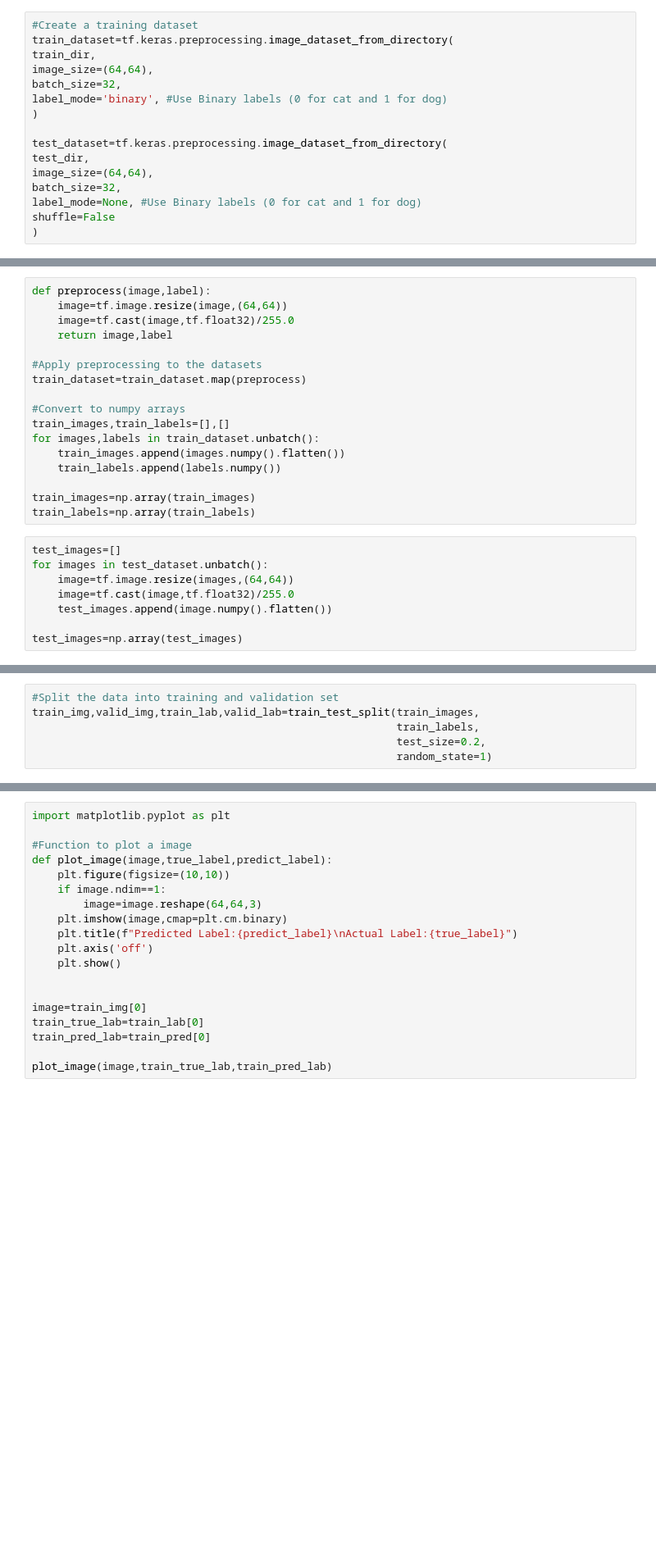
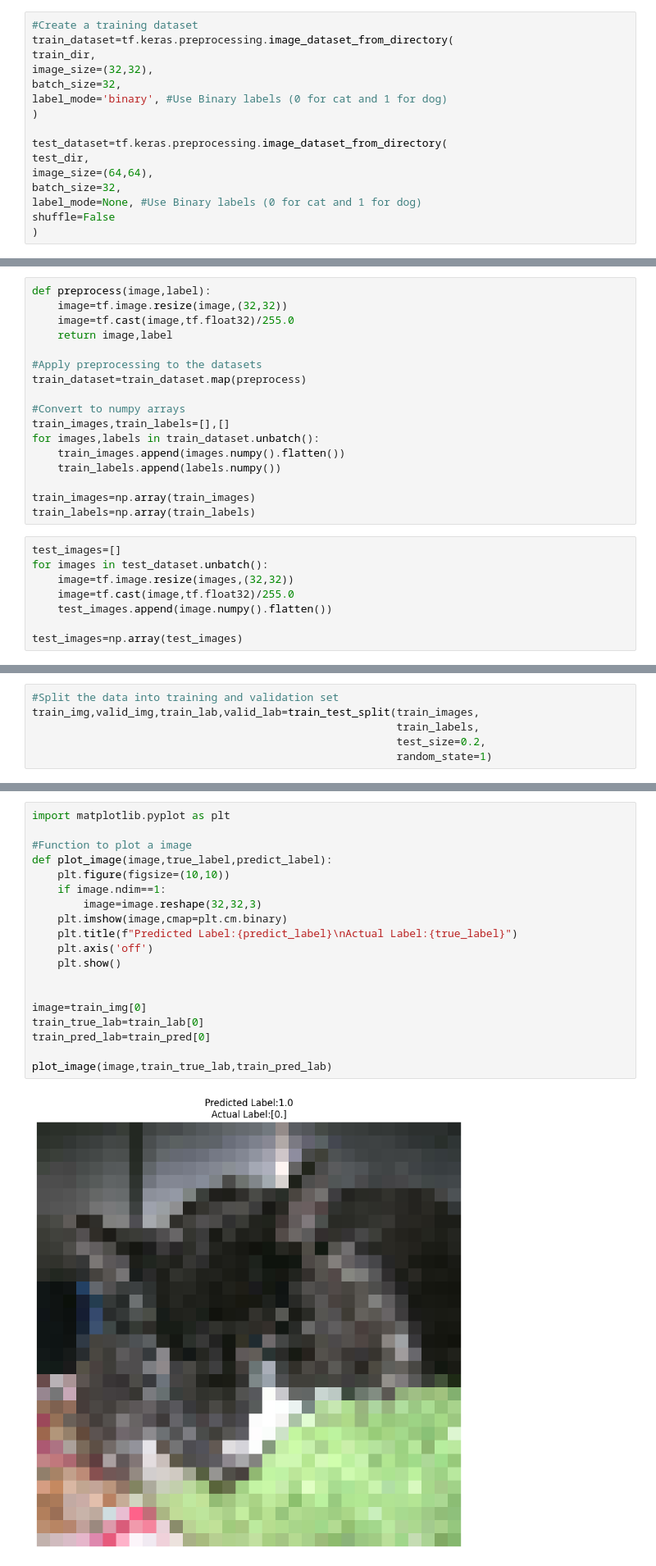
Before and after one commit to varmatilak22/Kaggle, a Jupyter notebook: Image_classification.ipynb, the cells around one changed output, grey strips where cells are left out. Shown: that part at 82% size. Saved outputs shown, nothing was run; the diff lists cells and outputs as text; blank space fills up the shorter version.

Commit message:
Kaggle Notebook | Image_Classification_without_ANN | Version 3

```diff
--- a/Image_classification.ipynb
+++ b/Image_classification.ipynb
@@ -28,7 +52,7 @@ test_dir='/kaggle/input/dogs-cats-small-dataset/test1'
 #Create a training dataset
 train_dataset=tf.keras.preprocessing.image_dataset_from_directory(
 train_dir,
-image_size=(64,64),
+image_size=(32,32),
 batch_size=32,
 label_mode='binary', #Use Binary labels (0 for cat and 1 for dog)
 )
@@ -43,6 +70,6 @@ shuffle=False
 # %%
 def preprocess(image,label):
-    image=tf.image.resize(image,(64,64))
+    image=tf.image.resize(image,(32,32))
     image=tf.cast(image,tf.float32)/255.0
     return image,label
 
@@ -60,7 +87,7 @@ train_labels=np.array(train_labels)
 # %%
 test_images=[]
 for images in test_dataset.unbatch():
-    image=tf.image.resize(images,(64,64))
+    image=tf.image.resize(images,(32,32))
     image=tf.cast(image,tf.float32)/255.0
     test_images.append(image.numpy().flatten())
 
@@ -94,19 +143,21 @@ print(classification_report(valid_lab,valid_pred))
 # %%
 import matplotlib.pyplot as plt
 
 #Function to plot a image
 def plot_image(image,true_label,predict_label):
     plt.figure(figsize=(10,10))
     if image.ndim==1:
-        image=image.reshape(64,64,3)
+        image=image.reshape(32,32,3)
     plt.imshow(image,cmap=plt.cm.binary)
     plt.title(f"Predicted Label:{predict_label}\nActual Label:{true_label}")
     plt.axis('off')
     plt.show()
 
 
 image=train_img[0]
 train_true_lab=train_lab[0]
 train_pred_lab=train_pred[0]
 
 plot_image(image,train_true_lab,train_pred_lab)
+# %% [output]
+[figure, added]
```
Also changed, not shown: parts of 9 cells of this notebook.
